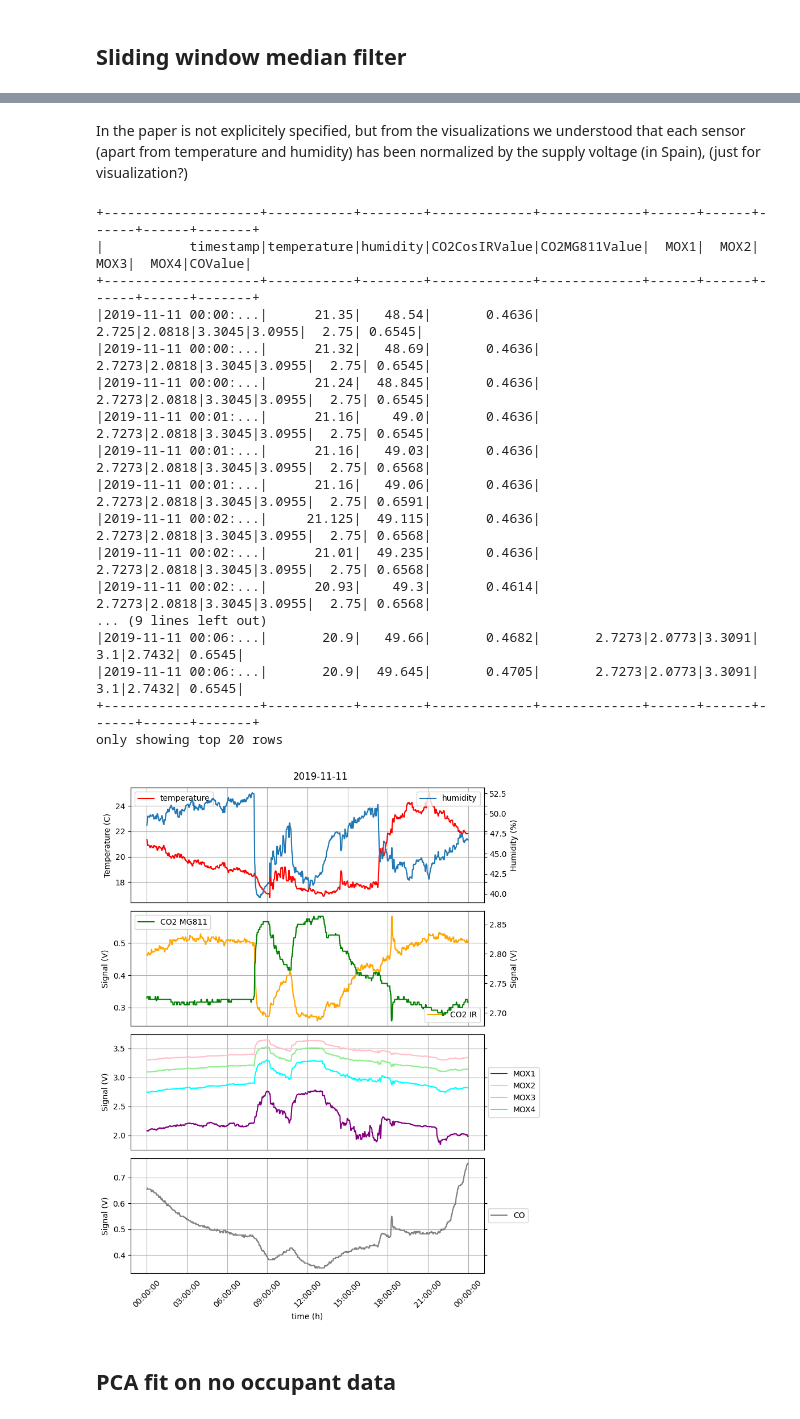
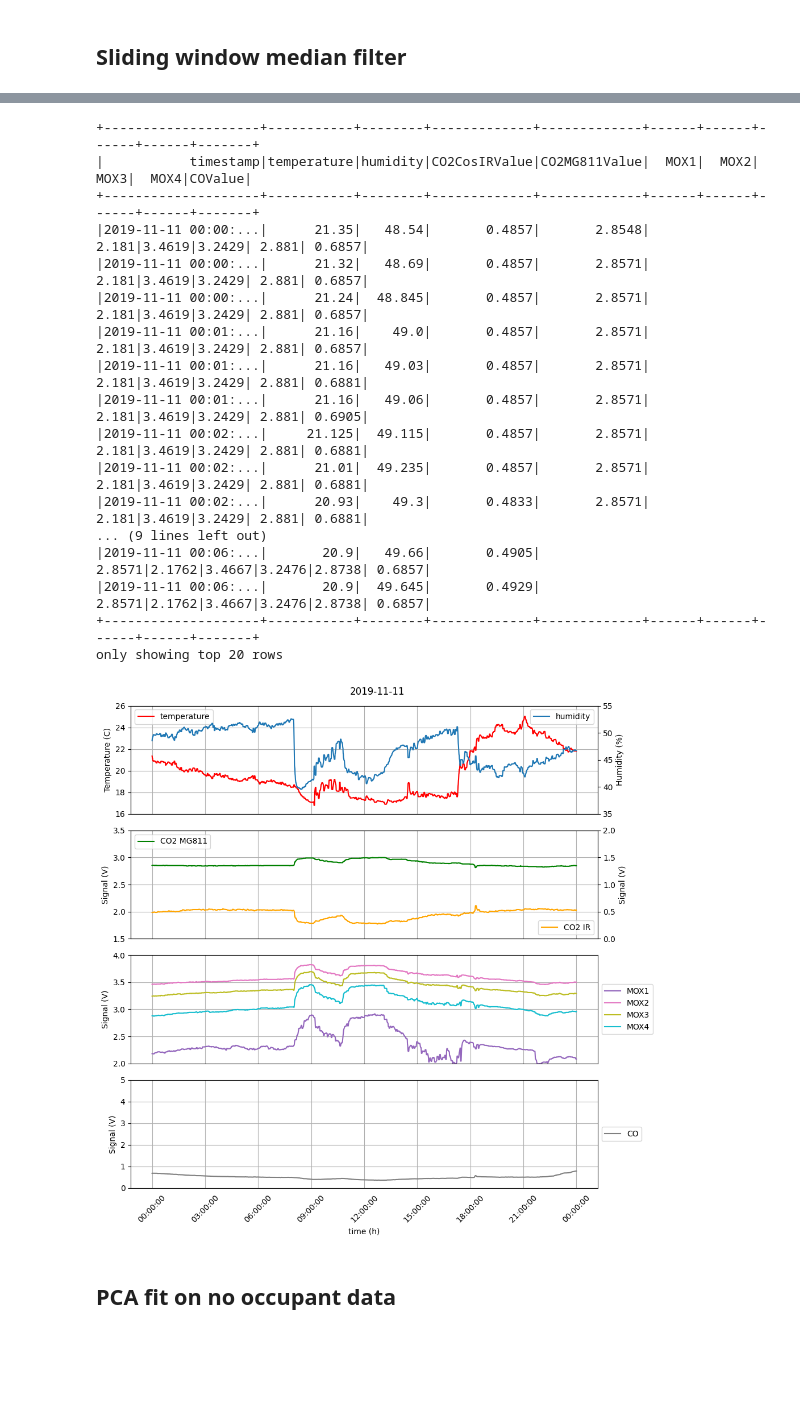
Before and after one commit to eskinderit/single-elders-home-monitoring, a Jupyter notebook: single-elders-home-monitoring/single-elders-monitoring-PCAfiltering.ipynb, the cells around one changed output, grey strips where cells are left out. Saved outputs shown, nothing was run; the diff lists cells and outputs as text; code cells hidden in the pictures; blank space fills up the shorter version.

```diff
--- a/single-elders-home-monitoring/single-elders-monitoring-PCAfiltering.ipynb
+++ b/single-elders-home-monitoring/single-elders-monitoring-PCAfiltering.ipynb
@@ -187,46 +150,38 @@ The filtered dataset with occupants has 416153 rows and 11 features.
-# %% [markdown]
-In the paper is not explicitely specified, but from the visualizations we understood that each sensor (apart from temperature and humidity) has been normalized by the supply voltage (in Spain), (just for visualization?)
 # %%
 visual_filtered_df = occupants_filtered_df.where("timestamp > '2019-11-11' AND timestamp < '2019-11-12'")
 
-V_spain = 220 #V
+# for some reason, sensor signals are divided by this value by the authors (?)
+V_divider = 210
 columns_to_normalize = ['CO2CosIRValue','CO2MG811Value','MOX1','MOX2','MOX3','MOX4','COValue']
 columns_to_keep = ['timestamp','temperature', 'humidity']
 
-if PANDAS:
-    for i in columns_to_normalize:
-        visual_filtered_df[i] /= V_spain
-    print(visual_filtered_df.head())
+visual_filtered_df = visual_filtered_df.select([col(c) for c in columns_to_keep] + [F.round(col(c) / lit(V_divider), 4).alias(c) for c in columns_to_normalize]).orderBy('timestamp')
+#occupants_filtered_df =occupants_filtered_df.select([col(c) for c in columns_to_keep] + [F.round(col(c) / lit(V_divider), 4).alias(c) for c in columns_to_normalize])
+#no_occupants_filtered_df =no_occupants_filtered_df.select([col(c) for c in columns_to_keep] + [F.round(col(c) / lit(V_divider), 4).alias(c) for c in columns_to_normalize])
 
-if SPARK:
-    visual_filtered_df = visual_filtered_df.select([col(c) for c in columns_to_keep] + [F.round(col(c) / lit(V_spain), 4).alias(c) for c in columns_to_normalize])
-    #occupants_filtered_df =occupants_filtered_df.select([col(c) for c in columns_to_keep] + [F.round(col(c) / lit(V_spain), 4).alias(c) for c in columns_to_normalize])
-    #no_occupants_filtered_df =no_occupants_filtered_df.select([col(c) for c in columns_to_keep] + [F.round(col(c) / lit(V_spain), 4).alias(c) for c in columns_to_normalize])
-
-    visual_filtered_df.show()
+visual_filtered_df.show()
+visual_filtered_df = visual_filtered_df.toPandas()
 # %% [output]
 +--------------------+-----------+--------+-------------+-------------+------+------+------+------+-------+
 |           timestamp|temperature|humidity|CO2CosIRValue|CO2MG811Value|  MOX1|  MOX2|  MOX3|  MOX4|COValue|
 +--------------------+-----------+--------+-------------+-------------+------+------+------+------+-------+
-|2019-11-11 00:00:...|      21.35|   48.54|       0.4636|        2.725|2.0818|3.3045|3.0955|  2.75| 0.6545|
-|2019-11-11 00:00:...|      21.32|   48.69|       0.4636|       2.7273|2.0818|3.3045|3.0955|  2.75| 0.6545|
-|2019-11-11 00:00:...|      21.24|  48.845|       0.4636|       2.7273|2.0818|3.3045|3.0955|  2.75| 0.6545|
-|2019-11-11 00:01:...|      21.16|    49.0|       0.4636|       2.7273|2.0818|3.3045|3.0955|  2.75| 0.6545|
-|2019-11-11 00:01:...|      21.16|   49.03|       0.4636|       2.7273|2.0818|3.3045|3.0955|  2.75| 0.6568|
-|2019-11-11 00:01:...|      21.16|   49.06|       0.4636|       2.7273|2.0818|3.3045|3.0955|  2.75| 0.6591|
-|2019-11-11 00:02:...|     21.125|  49.115|       0.4636|       2.7273|2.0818|3.3045|3.0955|  2.75| 0.6568|
-|2019-11-11 00:02:...|      21.01|  49.235|       0.4636|       2.7273|2.0818|3.3045|3.0955|  2.75| 0.6568|
-|2019-11-11 00:02:...|      20.93|    49.3|       0.4614|       2.7273|2.0818|3.3045|3.0955|  2.75| 0.6568|
+|2019-11-11 00:00:...|      21.35|   48.54|       0.4857|       2.8548| 2.181|3.4619|3.2429| 2.881| 0.6857|
+|2019-11-11 00:00:...|      21.32|   48.69|       0.4857|       2.8571| 2.181|3.4619|3.2429| 2.881| 0.6857|
+|2019-11-11 00:00:...|      21.24|  48.845|       0.4857|       2.8571| 2.181|3.4619|3.2429| 2.881| 0.6857|
+|2019-11-11 00:01:...|      21.16|    49.0|       0.4857|       2.8571| 2.181|3.4619|3.2429| 2.881| 0.6857|
+|2019-11-11 00:01:...|      21.16|   49.03|       0.4857|       2.8571| 2.181|3.4619|3.2429| 2.881| 0.6881|
+|2019-11-11 00:01:...|      21.16|   49.06|       0.4857|       2.8571| 2.181|3.4619|3.2429| 2.881| 0.6905|
+|2019-11-11 00:02:...|     21.125|  49.115|       0.4857|       2.8571| 2.181|3.4619|3.2429| 2.881| 0.6881|
+|2019-11-11 00:02:...|      21.01|  49.235|       0.4857|       2.8571| 2.181|3.4619|3.2429| 2.881| 0.6881|
+|2019-11-11 00:02:...|      20.93|    49.3|       0.4833|       2.8571| 2.181|3.4619|3.2429| 2.881| 0.6881|
 ... (9 lines left out)
-|2019-11-11 00:06:...|       20.9|   49.66|       0.4682|       2.7273|2.0773|3.3091|   3.1|2.7432| 0.6545|
-|2019-11-11 00:06:...|       20.9|  49.645|       0.4705|       2.7273|2.0773|3.3091|   3.1|2.7432| 0.6545|
+|2019-11-11 00:06:...|       20.9|   49.66|       0.4905|       2.8571|2.1762|3.4667|3.2476|2.8738| 0.6857|
+|2019-11-11 00:06:...|       20.9|  49.645|       0.4929|       2.8571|2.1762|3.4667|3.2476|2.8738| 0.6857|
 +--------------------+-----------+--------+-------------+-------------+------+------+------+------+-------+
 only showing top 20 rows
 # %%
-visual_filtered_df = visual_filtered_df.toPandas()
-
 # Create a figure and a grid of subplots
-fig, axs = plt.subplots(4, 1, figsize=(8, 10))  # 4 rows, 1 column
+fig, axs = plt.subplots(4, 1, figsize=(10, 10))  # 4 rows, 1 column
 
 # Plot the data in each subplot
 
@@ -235,48 +190,56 @@ axs[0].twin = axs[0].twinx()
 axs[0].twin.plot(visual_filtered_df['timestamp'], visual_filtered_df['humidity'], label='humidity')
 axs[0].twin.set_ylabel('Humidity (%)')
 axs[0].set_ylabel('Temperature (C)')
-axs[0].tick_params(axis='both', which='both', bottom=False, top=False, left=True, right=True, labelbottom=False, labelleft=True)
+axs[0].tick_params(axis='both', which='both', bottom=False, top=False, left=True, right=False, labelbottom=False, labelleft=True)
+axs[0].twin.tick_params(axis='both', which='both', bottom=False, top=False, left=False, right=True, labelbottom=False, labelleft=False)
+axs[0].set_ylim(16, 26)
+axs[0].twin.set_ylim(35, 55)
 axs[0].grid(True)
 axs[0].legend()
 axs[0].twin.legend()
 
-axs[1].plot(visual_filtered_df['timestamp'], visual_filtered_df['CO2CosIRValue'], color='orange', label='CO2 IR')
+axs[1].plot(visual_filtered_df['timestamp'], visual_filtered_df['CO2MG811Value'], color='green', label='CO2 MG811')
 axs[1].twin = axs[1].twinx()
-axs[1].twin.plot(visual_filtered_df['timestamp'], visual_filtered_df['CO2MG811Value'], color='green', label='CO2 MG811')
+axs[1].twin.plot(visual_filtered_df['timestamp'], visual_filtered_df['CO2CosIRValue'], color='orange', label='CO2 IR')
 axs[1].twin.set_ylabel('Signal (V)')
 axs[1].set_ylabel('Signal (V)')
-axs[1].tick_params(axis='both', which='both', bottom=False, top=False, left=True, right=True, labelbottom=False, labelleft=True)
+axs[1].tick_params(axis='both', which='both', bottom=False, top=False, left=True, right=False, labelbottom=False, labelleft=True)
+axs[1].twin.tick_params(axis='both', which='both', bottom=False, top=False, left=False, right=True, labelbottom=False, labelleft=False)
 axs[1].grid(True)
-axs[1].twin.legend(loc='upper left')
-axs[1].legend(loc='lower right')
+axs[1].set_ylim(1.5, 3.5)
+axs[1].twin.set_ylim(0, 2)
+axs[1].twin.legend(loc='lower right')
+axs[1].legend(loc='upper left')
 
-axs[2].plot(visual_filtered_df['timestamp'], visual_filtered_df['MOX1'], color='purple', label='MOX1')
-axs[2].plot(visual_filtered_df['timestamp'], visual_filtered_df['MOX2'], color='pink', label='MOX2')
-axs[2].plot(visual_filtered_df['timestamp'], visual_filtered_df['MOX3'], color='lightgreen', label='MOX3')
-axs[2].plot(visual_filtered_df['timestamp'], visual_filtered_df['MOX4'], color='cyan', label='MOX4')
+axs[2].plot(visual_filtered_df['timestamp'], visual_filtered_df['MOX1'], color='tab:purple', label='MOX1')
+axs[2].plot(visual_filtered_df['timestamp'], visual_filtered_df['MOX2'], color='tab:pink', label='MOX2')
+axs[2].plot(visual_filtered_df['timestamp'], visual_filtered_df['MOX3'], color='tab:olive', label='MOX3')
+axs[2].plot(visual_filtered_df['timestamp'], visual_filtered_df['MOX4'], color='tab:cyan', label='MOX4')
 axs[2].set_ylabel('Signal (V)')
-axs[2].tick_params(axis='both', which='both', bottom=False, top=False, left=True, right=True, labelbottom=False, labelleft=True)
+axs[2].tick_params(axis='both', which='both', bottom=False, top=False, left=True, right=False, labelbottom=False, labelleft=True)
+axs[2].set_ylim(2, 4)
 axs[2].grid(True)
 axs[2].legend(loc='center left', bbox_to_anchor=(1, 0.5))
 
 axs[3].plot(visual_filtered_df['timestamp'], visual_filtered_df['COValue'], color='grey', label='CO')
 axs[3].set_ylabel('Signal (V)')
-axs[3].tick_params(axis='both', which='both', bottom=False, top=False, left=True, right=True, labelbottom=True, labelleft=True)
+axs[3].tick_params(axis='both', which='both', bottom=False, top=False, left=True, right=False, labelbottom=True, labelleft=True)
+axs[3].set_ylim(0, 5)
 axs[3].grid(True)
 axs[3].set_xlabel('time (h)')
 axs[3].legend(loc='center left', bbox_to_anchor=(1, 0.5))
 date_format = DateFormatter('%H:%M:%S')
 axs[3].xaxis.set_major_formatter(date_format)
 axs[3].tick_params(axis='x', labelrotation=45)
 
 # Adjust layout
 fig.suptitle('2019-11-11')
 plt.tight_layout()
 
 # Show the plots
 plt.show()
 # %% [output]
-[figure, old version]
+[figure, new version]
 # %% [markdown]
 ## PCA fit on no occupant data
 # %% [markdown]
```
Also changed, not shown: parts of 14 cells of this notebook, 2 other files.
